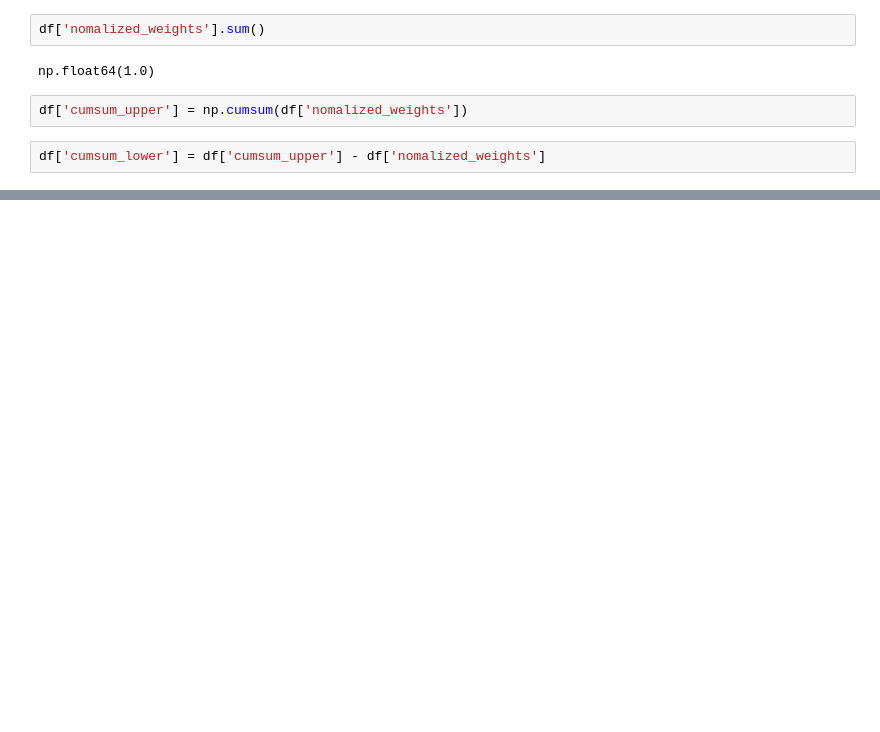
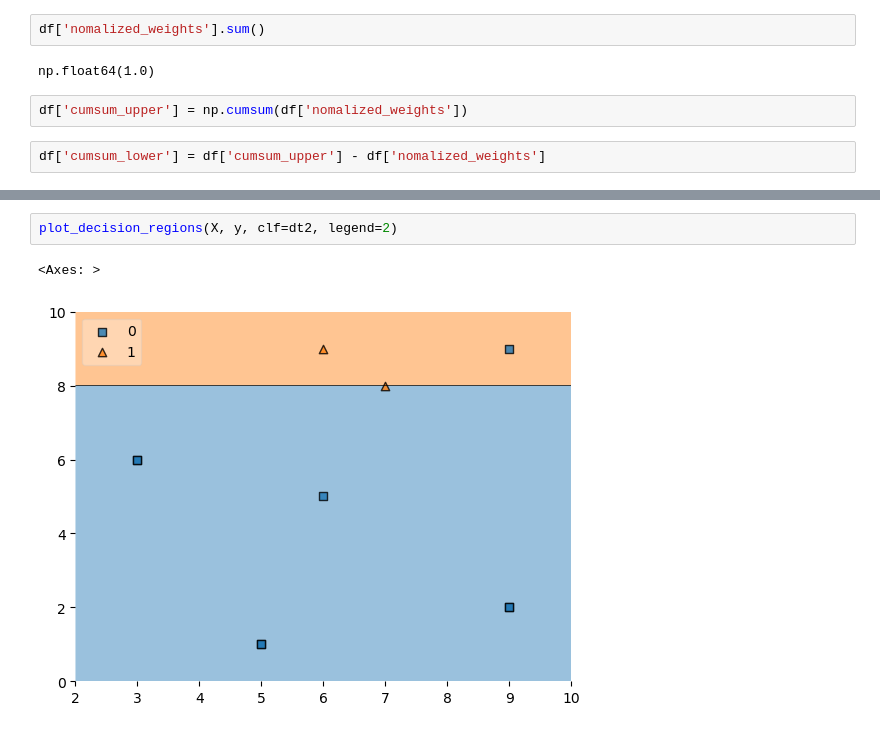
Before and after one commit to ipartzix/AI-ML-ENGINEERING-JOURNEY, a Jupyter notebook: 03_Machine_Learning/04_Core_Algorithms/01_Supervised_Learning/05_Ensemble_Basics/03_Boosting/01_Adaboost/adaboost_scratch.ipynb, the cells around one changed output, grey strips where cells are left out. Drawn from its saved outputs; the diff is of its cells as text; blank space fills up the shorter version.

```diff
--- a/03_Machine_Learning/04_Core_Algorithms/01_Supervised_Learning/05_Ensemble_Basics/03_Boosting/01_Adaboost/adaboost_scratch.ipynb
+++ b/03_Machine_Learning/04_Core_Algorithms/01_Supervised_Learning/05_Ensemble_Basics/03_Boosting/01_Adaboost/adaboost_scratch.ipynb
@@ -169,0 +221,5 @@ df[['X1','X2','label','weights','y_pred','updated_weights','cumsum_lower','cumsu
+# %%
+plot_decision_regions(X, y, clf=dt2, legend=2)
+# %% [output]
+<Axes: >
+[figure, added]
```
Also changed, not shown: parts of 27 cells of this notebook.
